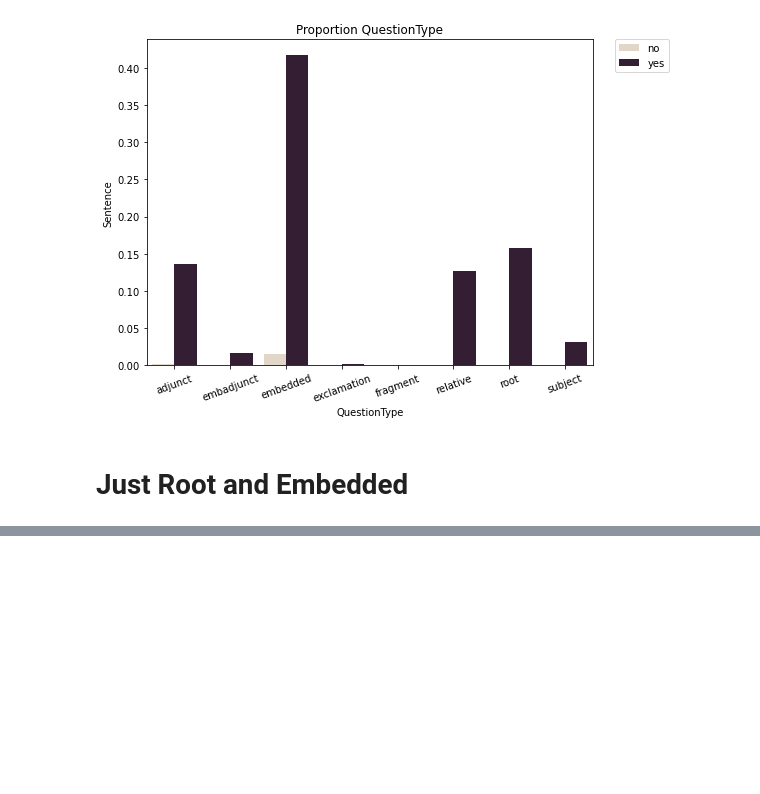
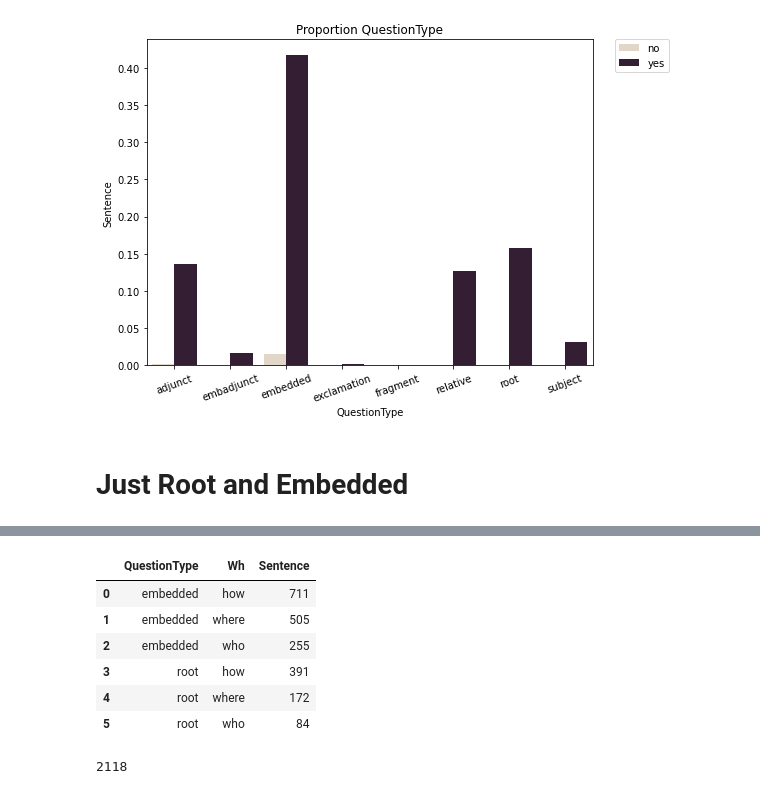
Before and after one commit to mcmoyer11/whquestions-tgrep2, a Jupyter notebook: corpus/graphs.ipynb, the cells around one changed output, grey strips where cells are left out. Saved outputs shown, nothing was run; the diff lists cells and outputs as text; code cells hidden in the pictures; blank space fills up the shorter version.

```diff
--- a/corpus/graphs.ipynb
+++ b/corpus/graphs.ipynb
@@ -92,0 +119,14 @@ plt.show()
+# %%
+df_wh_sub.pivot_table(index=['QuestionType','Wh'], values="Sentence", aggfunc=len).groupby(["QuestionType"]).Sentence.transform(lambda x: x).reset_index()
+# %% [output]
+|  | QuestionType | Wh | Sentence |
+| 0 | embedded | how | 711 |
+| 1 | embedded | where | 505 |
+| 2 | embedded | who | 255 |
+| 3 | root | how | 391 |
+| 4 | root | where | 172 |
+| 5 | root | who | 84 |
+# %%
+len(df_wh_sub)
+# %% [output]
+2118
```
Also changed, not shown: parts of 26 cells of this notebook, 7 other files.
